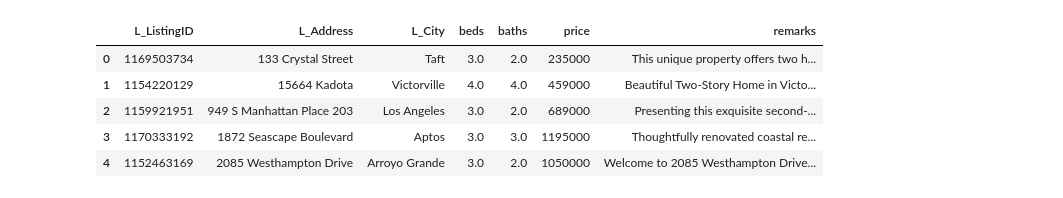
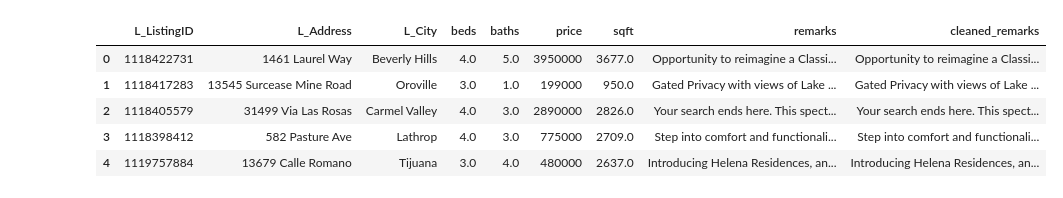
Before and after one commit to mayabernstein/idx-exchange-agentic-ai-engineer, a Jupyter notebook: NLP_Engineer/notebooks/1_listing_sample.ipynb, the cells around one changed output. Saved outputs shown, nothing was run; the diff lists cells and outputs as text; code cells hidden in the pictures.

```diff
--- a/NLP_Engineer/notebooks/1_listing_sample.ipynb
+++ b/NLP_Engineer/notebooks/1_listing_sample.ipynb
@@ -1,12 +1,12 @@
 # %%
 import pandas as pd
 # %%
-df = pd.read_csv("NLP_Engineer/data/processed/listing_sample.csv")
+df = pd.read_csv("../data/processed/cleaned_listing_full.csv")
 df.head()
 # %% [output]
-|  | L_ListingID | L_Address | L_City | beds | baths | price | remarks |
-| 0 | 1169503734 | 133 Crystal Street | Taft | 3.0 | 2.0 | 235000 | This unique property offers two h... |
-| 1 | 1154220129 | 15664 Kadota | Victorville | 4.0 | 4.0 | 459000 | Beautiful Two-Story Home in Victo... |
-| 2 | 1159921951 | 949 S Manhattan Place 203 | Los Angeles | 3.0 | 2.0 | 689000 | Presenting this exquisite second-... |
-| 3 | 1170333192 | 1872 Seascape Boulevard | Aptos | 3.0 | 3.0 | 1195000 | Thoughtfully renovated coastal re... |
-| 4 | 1152463169 | 2085 Westhampton Drive | Arroyo Grande | 3.0 | 2.0 | 1050000 | Welcome to 2085 Westhampton Drive... |
+|  | L_ListingID | L_Address | L_City | beds | baths | price | sqft | remarks | cleaned_remarks |
+| 0 | 1118422731 | 1461 Laurel Way | Beverly Hills | 4.0 | 5.0 | 3950000 | 3677.0 | Opportunity to reimagine a Classi... | Opportunity to reimagine a Classi... |
+| 1 | 1118417283 | 13545 Surcease Mine Road | Oroville | 3.0 | 1.0 | 199000 | 950.0 | Gated Privacy with views of Lake ... | Gated Privacy with views of Lake ... |
+| 2 | 1118405579 | 31499 Via Las Rosas | Carmel Valley | 4.0 | 3.0 | 2890000 | 2826.0 | Your search ends here. This spect... | Your search ends here. This spect... |
+| 3 | 1118398412 | 582 Pasture Ave | Lathrop | 4.0 | 3.0 | 775000 | 2709.0 | Step into comfort and functionali... | Step into comfort and functionali... |
+| 4 | 1119757884 | 13679 Calle Romano | Tijuana | 3.0 | 4.0 | 480000 | 2637.0 | Introducing Helena Residences, an... | Introducing Helena Residences, an... |
```
Also changed, not shown: parts of 1 cell of this notebook, 8 other files.
